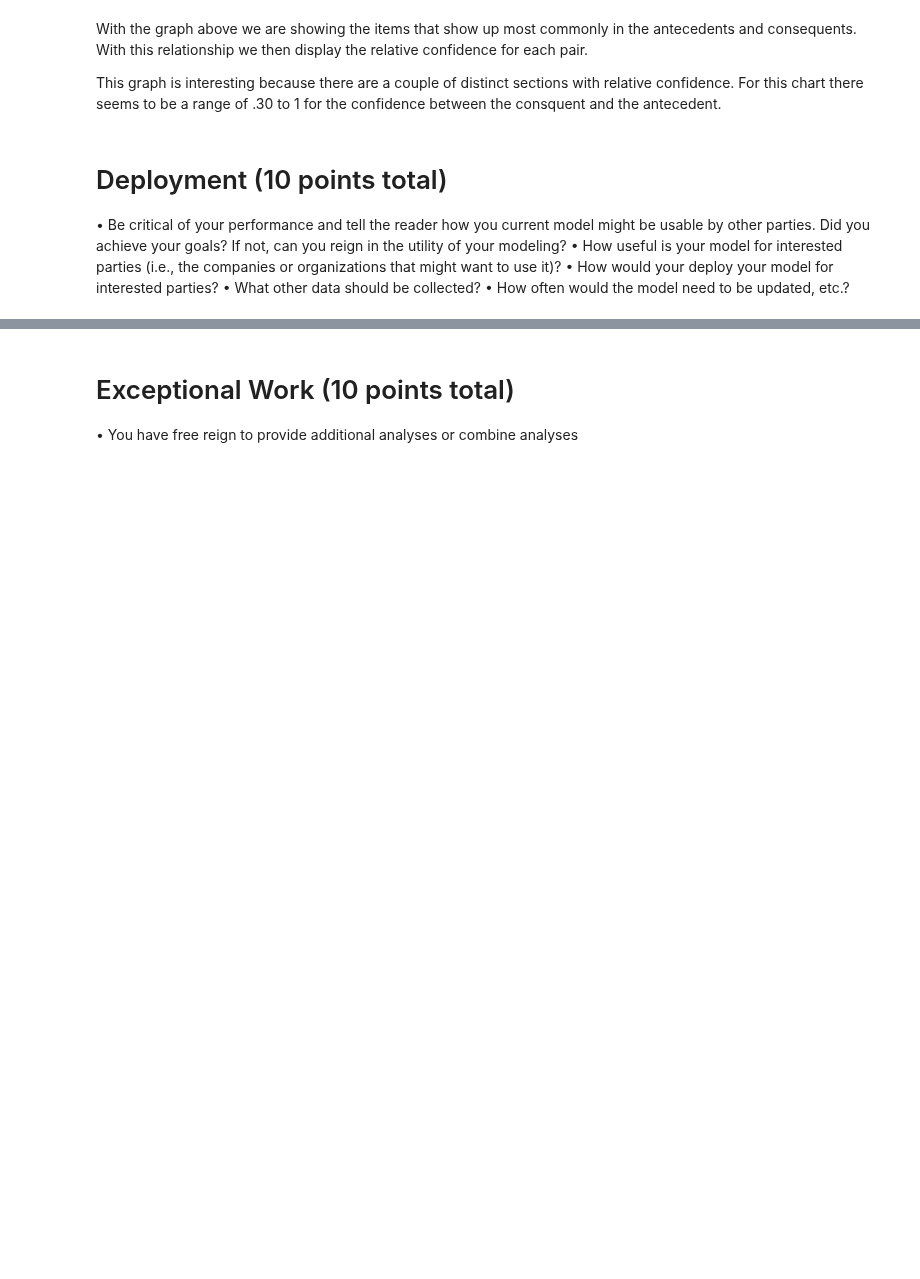
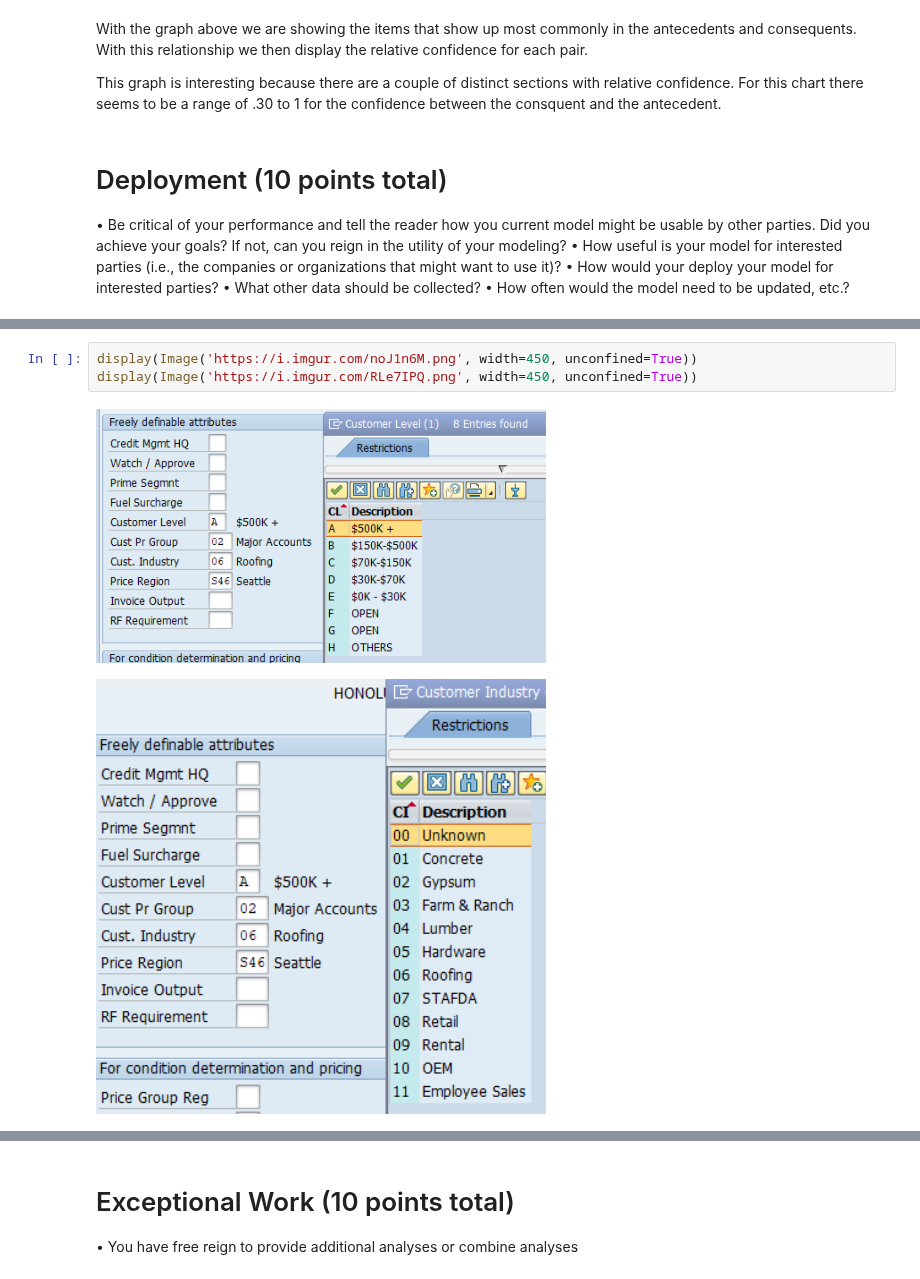
Before and after one commit to stmillett/MSDS7331_NorthCarolinaDataset, a Jupyter notebook: Lab3/Data Mining Lab3-2.ipynb, the cells around one changed output, grey strips where cells are left out. Saved outputs shown, nothing was run; the diff lists cells and outputs as text; blank space fills up the shorter version.

```diff
--- a/Lab3/Data Mining Lab3-2.ipynb
+++ b/Lab3/Data Mining Lab3-2.ipynb
@@ -1518,0 +1578,6 @@ that might want to use it)?
+# %%
+display(Image('https://i.imgur.com/noJ1n6M.png', width=450, unconfined=True))
+display(Image('https://i.imgur.com/RLe7IPQ.png', width=450, unconfined=True))
+# %% [output]
+[figure, added]
+[figure, added]
```
Also changed, not shown: parts of 36 cells of this notebook.
